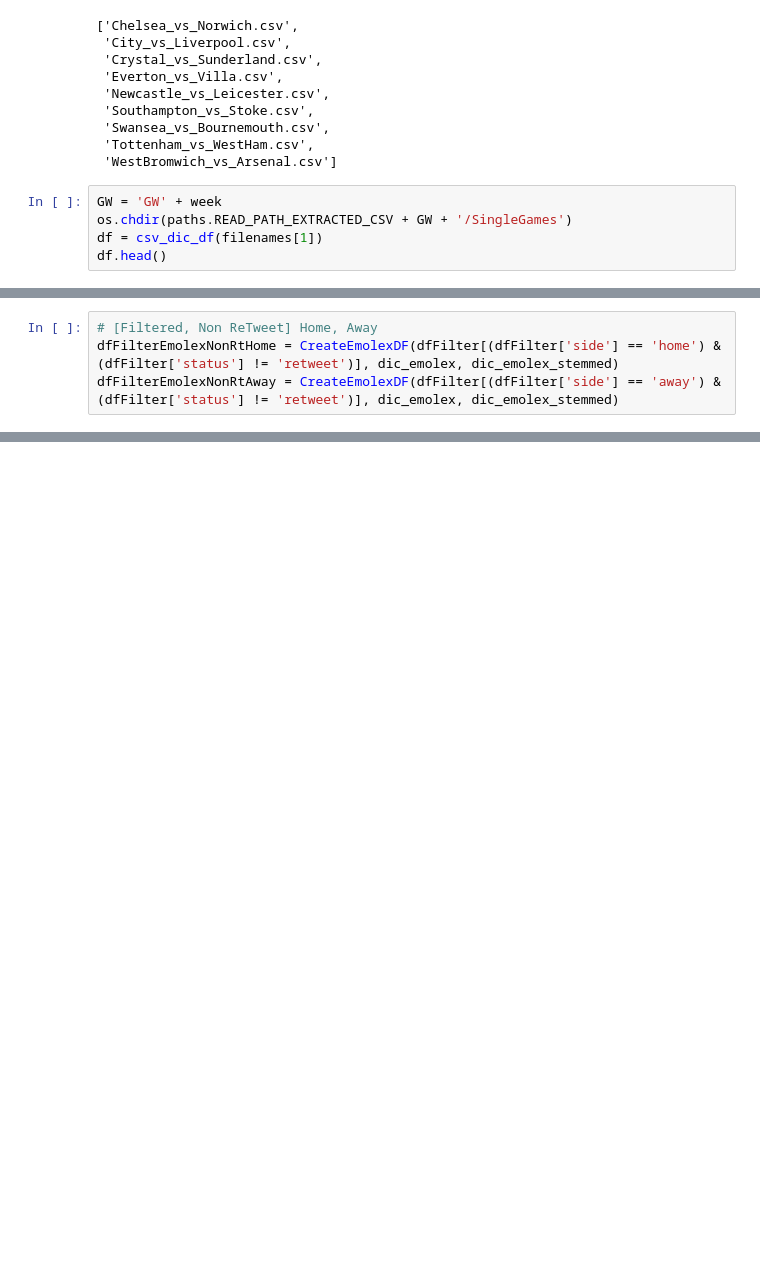
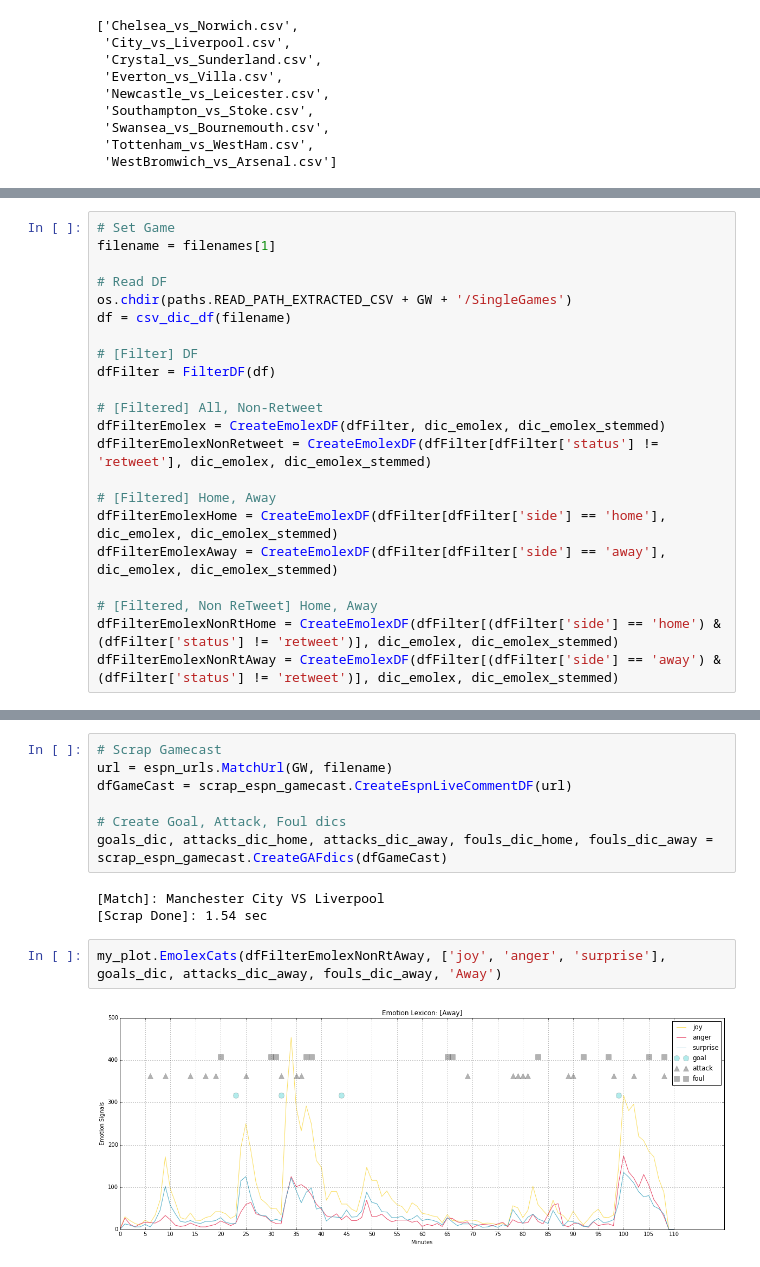
Before and after one commit to byam/predictEPL, a Jupyter notebook: Word-Emotion/Game Emolex Plot.ipynb, the cells around one changed output, grey strips where cells are left out. Cells and saved outputs as stored; diff of their text form; blank space fills up the shorter version.

Commit message:
images added

```diff
--- a/Word-Emotion/Game Emolex Plot.ipynb
+++ b/Word-Emotion/Game Emolex Plot.ipynb
@@ -48,8 +50,3 @@ filenames
  'Swansea_vs_Bournemouth.csv',
  'Tottenham_vs_WestHam.csv',
  'WestBromwich_vs_Arsenal.csv']
-# %%
-GW = 'GW' + week
-os.chdir(paths.READ_PATH_EXTRACTED_CSV + GW + '/SingleGames')
-df = csv_dic_df(filenames[1])
-df.head()
@@ -74,4 +53,22 @@ dfFilterEmolexAway = CreateEmolexDF(dfFilter[dfFilter['side'] == 'away'], dic_em
 # %%
+# Set Game
+filename = filenames[1]
+
+# Read DF
+os.chdir(paths.READ_PATH_EXTRACTED_CSV + GW + '/SingleGames')
+df = csv_dic_df(filename)
+
+# [Filter] DF
+dfFilter = FilterDF(df)
+
+# [Filtered] All, Non-Retweet
+dfFilterEmolex = CreateEmolexDF(dfFilter, dic_emolex, dic_emolex_stemmed)
+dfFilterEmolexNonRetweet = CreateEmolexDF(dfFilter[dfFilter['status'] != 'retweet'], dic_emolex, dic_emolex_stemmed)
+
+# [Filtered] Home, Away
+dfFilterEmolexHome = CreateEmolexDF(dfFilter[dfFilter['side'] == 'home'], dic_emolex, dic_emolex_stemmed)
+dfFilterEmolexAway = CreateEmolexDF(dfFilter[dfFilter['side'] == 'away'], dic_emolex, dic_emolex_stemmed)
+
 # [Filtered, Non ReTweet] Home, Away
 dfFilterEmolexNonRtHome = CreateEmolexDF(dfFilter[(dfFilter['side'] == 'home') & (dfFilter['status'] != 'retweet')], dic_emolex, dic_emolex_stemmed)
 dfFilterEmolexNonRtAway = CreateEmolexDF(dfFilter[(dfFilter['side'] == 'away') & (dfFilter['status'] != 'retweet')], dic_emolex, dic_emolex_stemmed)
@@ -138,0 +75,14 @@ my_plot.PlotLineChart(
+# %%
+# Scrap Gamecast
+url = espn_urls.MatchUrl(GW, filename)
+dfGameCast = scrap_espn_gamecast.CreateEspnLiveCommentDF(url)
+
+# Create Goal, Attack, Foul dics
+goals_dic, attacks_dic_home, attacks_dic_away, fouls_dic_home, fouls_dic_away = scrap_espn_gamecast.CreateGAFdics(dfGameCast)
+# %% [output]
+[Match]: Manchester City VS Liverpool
+[Scrap Done]: 1.54 sec
+# %%
+my_plot.EmolexCats(dfFilterEmolexNonRtAway, ['joy', 'anger', 'surprise'], goals_dic, attacks_dic_away, fouls_dic_away, 'Away')
+# %% [output]
+[figure, added]
```
Also changed, not shown: parts of 13 cells of this notebook, 6 other files.
